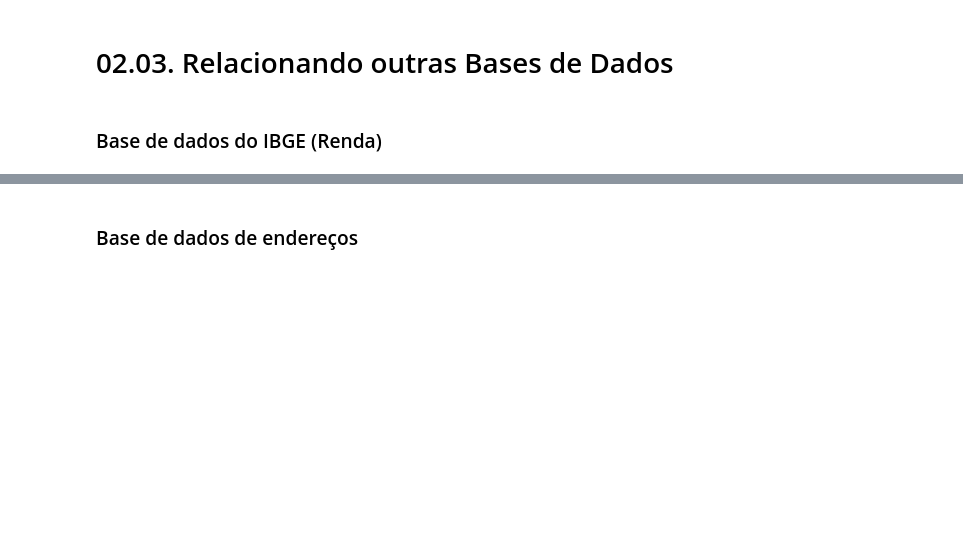
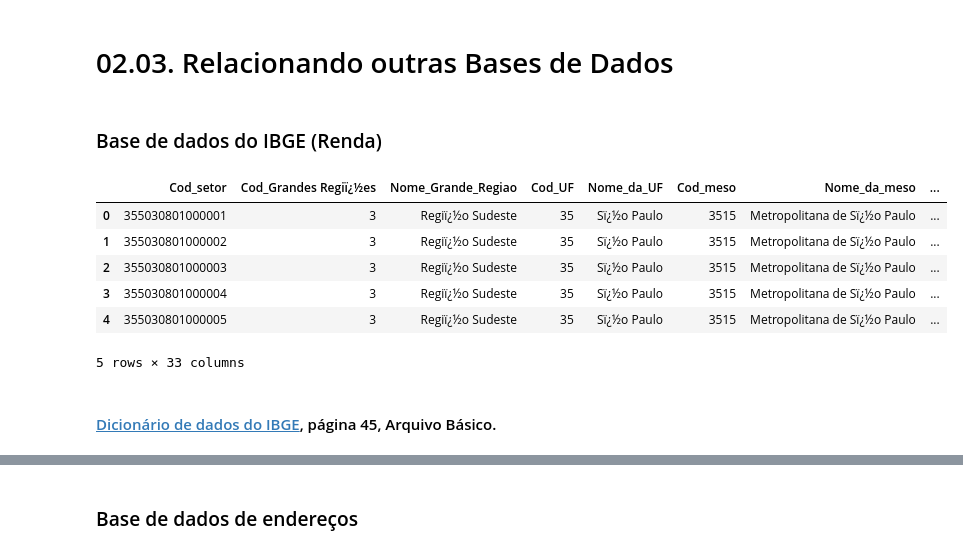
Before and after one commit to yorinori/imersao_dados4_Alura, a Jupyter notebook: Projeto_Final_LeandroYorinori_Imersao_dados_04.ipynb, the cells around one changed output, grey strips where cells are left out. Saved outputs shown, nothing was run; the diff lists cells and outputs as text; code cells hidden in the pictures; blank space fills up the shorter version.

Commit message:
Trabalhando com dados do ibge e endereços sp

```diff
--- a/Projeto_Final_LeandroYorinori_Imersao_dados_04.ipynb
+++ b/Projeto_Final_LeandroYorinori_Imersao_dados_04.ipynb
@@ -390,3 +390,27 @@ Index(['Rua', 'Cidade', 'Metragem', 'Quartos', 'Banheiros', 'Vagas', 'Valor',
 # 02.03. Relacionando outras Bases de Dados
 # %% [markdown]
 ### Base de dados do IBGE (Renda)
+# %%
+ibge_csv_path = 'https://gist.githubusercontent.com/tgcsantos/85f8c7b0a2edbc3e27fcad619b37d886/raw/a4954781e6bca9cb804062a3eea0b3b84679daf4/Basico_SP1.csv'
+
+# Leitura do aquivo do ibge
+ibge_sp = pd.read_csv(
+    ibge_csv_path,
+    encoding='ISO-8859-1',
+    thousands='.',
+    decimal=',',
+    sep=';')
+
+# drop de coluna vazia
+ibge_sp.dropna(how='all', axis=1, inplace=True)
+ibge_sp.head()
+# %% [output]
+|  | Cod_setor | Cod_Grandes Regiï¿½es | Nome_Grande_Regiao | Cod_UF | Nome_da_UF | Cod_meso | Nome_da_meso | ... |
+| 0 | 355030801000001 | 3 | Regiï¿½o Sudeste | 35 | Sï¿½o Paulo | 3515 | Metropolitana de Sï¿½o Paulo | ... |
+| 1 | 355030801000002 | 3 | Regiï¿½o Sudeste | 35 | Sï¿½o Paulo | 3515 | Metropolitana de Sï¿½o Paulo | ... |
+| 2 | 355030801000003 | 3 | Regiï¿½o Sudeste | 35 | Sï¿½o Paulo | 3515 | Metropolitana de Sï¿½o Paulo | ... |
+| 3 | 355030801000004 | 3 | Regiï¿½o Sudeste | 35 | Sï¿½o Paulo | 3515 | Metropolitana de Sï¿½o Paulo | ... |
+| 4 | 355030801000005 | 3 | Regiï¿½o Sudeste | 35 | Sï¿½o Paulo | 3515 | Metropolitana de Sï¿½o Paulo | ... |
+5 rows × 33 columns
+# %% [markdown]
+#### [Dicionário de dados do IBGE](https://drive.google.com/file/d/1WVTqfKtHOOk5X1AWaSOn6NLaO7cix2m4/view), página 45, Arquivo Básico.
```
Also changed, not shown: parts of 13 cells of this notebook.
